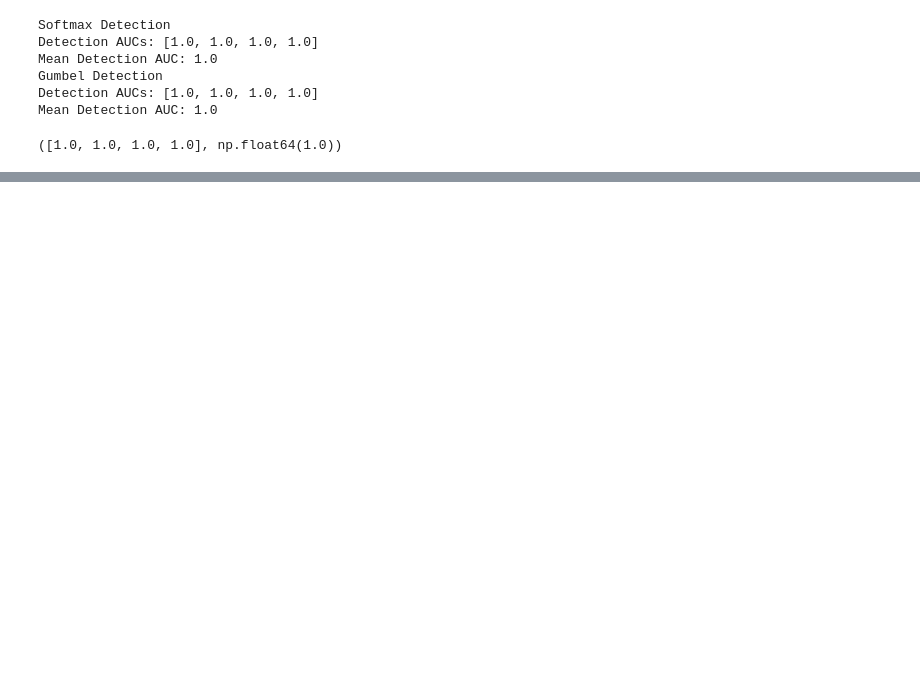
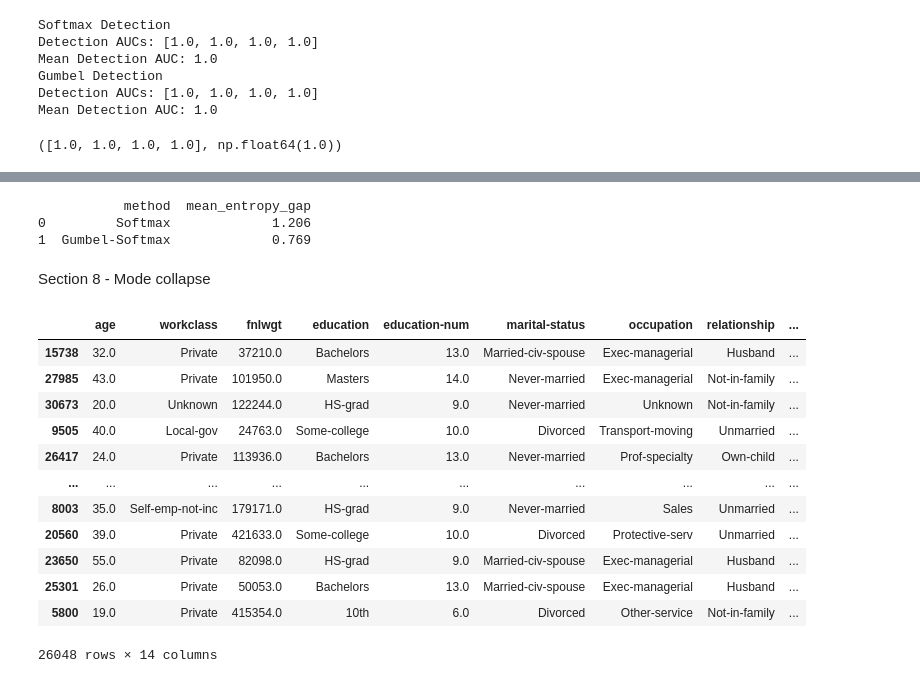
Before and after one commit to LielEliezer/DeepLearning_assignment4, a Jupyter notebook: eda.ipynb, the cells around one changed output, grey strips where cells are left out. Cells and saved outputs as stored; diff of their text form; code cells hidden in the pictures; blank space fills up the shorter version.

```diff
--- a/eda.ipynb
+++ b/eda.ipynb
@@ -1483,0 +1607,61 @@ for i, col in enumerate(continuous_cols):
+# %%
+df_entropy = (
+    df_real_entropy
+    .merge(df_soft_entropy, on="feature")
+    .merge(df_gumbel_entropy, on="feature")
+)
+
+df_entropy["softmax_gap"] = (
+    df_entropy["softmax_entropy_mean"]
+    - df_entropy["real_entropy"]
+).abs()
+
+df_entropy["gumbel_gap"] = (
+    df_entropy["gumbel_entropy_mean"]
+    - df_entropy["real_entropy"]
+).abs()
+
+df_entropy = df_entropy[
+    [
+        "feature",
+        "real_entropy",
+        "softmax_entropy_mean",
+        "gumbel_entropy_mean",
+        "softmax_gap",
+        "gumbel_gap"
+    ]
+]
+
+df_entropy = df_entropy.round(3)
+
+summary = pd.DataFrame({
+    "method": ["Softmax", "Gumbel-Softmax"],
+    "mean_entropy_gap": [
+        df_entropy["softmax_gap"].mean(),
+        df_entropy["gumbel_gap"].mean()
+    ]
+})
+
+print(summary.round(3))
+# %% [output]
+           method  mean_entropy_gap
+0         Softmax             1.206
+1  Gumbel-Softmax             0.769
+# %% [markdown]
+Section 8 - Mode collapse
+# %%
+X_train_raw
+# %% [output]
+|  | age | workclass | fnlwgt | education | education-num | marital-status | occupation | relationship | ... |
+| 15738 | 32.0 | Private | 37210.0 | Bachelors | 13.0 | Married-civ-spouse | Exec-managerial | Husband | ... |
+| 27985 | 43.0 | Private | 101950.0 | Masters | 14.0 | Never-married | Exec-managerial | Not-in-family | ... |
+| 30673 | 20.0 | Unknown | 122244.0 | HS-grad | 9.0 | Never-married | Unknown | Not-in-family | ... |
+| 9505 | 40.0 | Local-gov | 24763.0 | Some-college | 10.0 | Divorced | Transport-moving | Unmarried | ... |
+| 26417 | 24.0 | Private | 113936.0 | Bachelors | 13.0 | Never-married | Prof-specialty | Own-child | ... |
+| ... | ... | ... | ... | ... | ... | ... | ... | ... | ... |
+| 8003 | 35.0 | Self-emp-not-inc | 179171.0 | HS-grad | 9.0 | Never-married | Sales | Unmarried | ... |
+| 20560 | 39.0 | Private | 421633.0 | Some-college | 10.0 | Divorced | Protective-serv | Unmarried | ... |
+| 23650 | 55.0 | Private | 82098.0 | HS-grad | 9.0 | Married-civ-spouse | Exec-managerial | Husband | ... |
+| 25301 | 26.0 | Private | 50053.0 | Bachelors | 13.0 | Married-civ-spouse | Exec-managerial | Husband | ... |
+| 5800 | 19.0 | Private | 415354.0 | 10th | 6.0 | Divorced | Other-service | Not-in-family | ... |
+26048 rows × 14 columns
```
Also changed, not shown: parts of 47 cells of this notebook.
